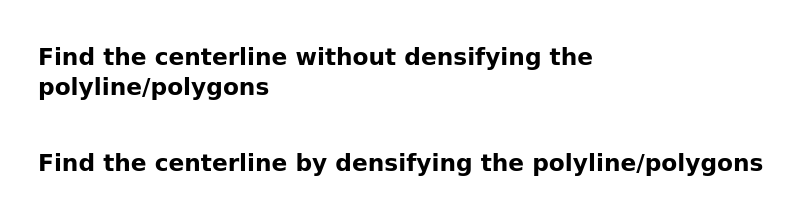
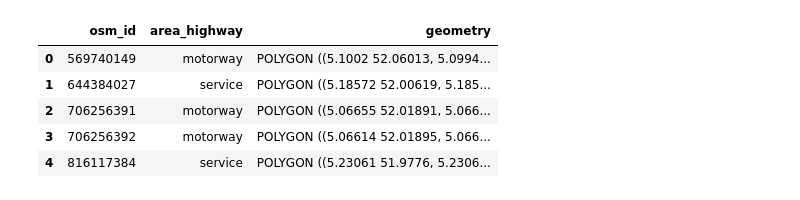
Before and after one commit to DBishal13/Road-Centerline, a Jupyter notebook: Notebooks/centerline.ipynb, the cells around one changed output. Saved outputs shown, nothing was run; the diff lists cells and outputs as text; code cells hidden in the pictures.

```diff
--- a/Notebooks/centerline.ipynb
+++ b/Notebooks/centerline.ipynb
@@ -1,6 +9,21 @@
 # %%
 # `road_centerline` is the package this notebook demonstrates.
-# Install it first with: pip install road-centerline
-from road_centerline import process_file
+# Install it first if needed: pip install -e "..[dev]"
+import geopandas as gpd
+import matplotlib.pyplot as plt
+
+from road_centerline import (
+    build_network,
+    compute_centerlines,
+)
+
+FIXTURE = "../tests/fixtures/utrecht_roads.geojson"
+gdf = gpd.read_file(FIXTURE)
+gdf.head()
+# %% [output]
+|  | osm_id | area_highway | geometry |
+| 0 | 569740149 | motorway | POLYGON ((5.1002 52.06013, 5.0994... |
+| 1 | 644384027 | service | POLYGON ((5.18572 52.00619, 5.185... |
+| 2 | 706256391 | motorway | POLYGON ((5.06655 52.01891, 5.066... |
+| 3 | 706256392 | motorway | POLYGON ((5.06614 52.01895, 5.066... |
+| 4 | 816117384 | service | POLYGON ((5.23061 51.9776, 5.2306... |
-# %% [markdown]
-## Find the centerline without densifying the polyline/polygons
@@ -13,2 +29,0 @@ process_file(input_road_polygon, output_centerline, densify=False)
-# %% [markdown]
-## Find the centerline by densifying the polyline/polygons
```
Also changed, not shown: parts of 17 cells of this notebook, 21 other files.
